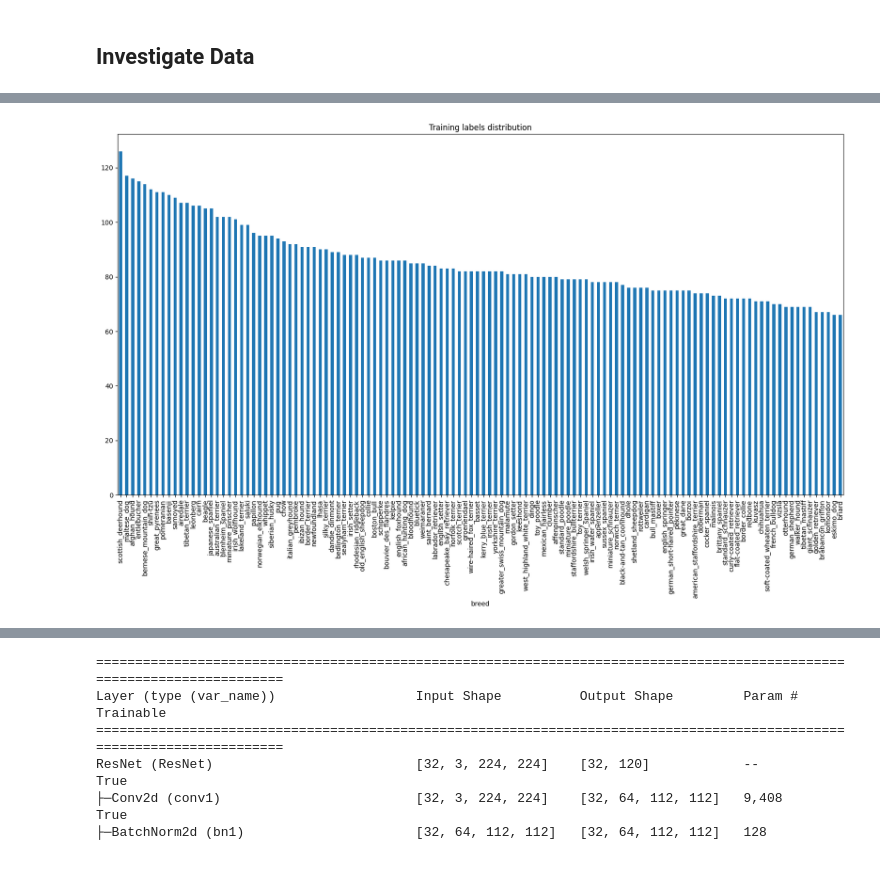
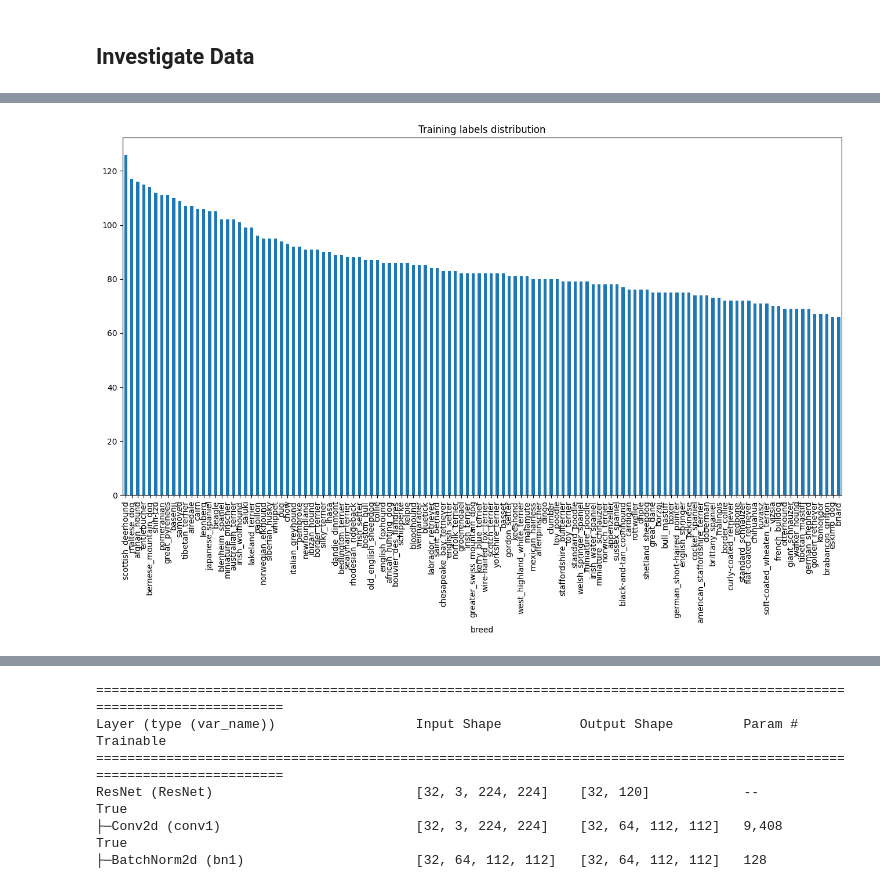
Before and after one commit to ronald-hk-chung/ssnotebook, a Jupyter notebook: computer_vision/dog_breed_identification.ipynb, the cells around one changed output, grey strips where cells are left out. Drawn from its saved outputs; the diff is of its cells as text; code cells hidden in the pictures.

```diff
--- a/computer_vision/dog_breed_identification.ipynb
+++ b/computer_vision/dog_breed_identification.ipynb
@@ -68,10 +68,10 @@ freq                                   1                 126
 4  0021f9ceb3235effd7fcde7f7538ed62  golden_retriever
 # %%
 # Check out data distribution
-df['breed'].value_counts().plot.bar(figsize=(20, 10));
+df['breed'].value_counts().plot.bar(figsize=(16, 8));
 plt.title('Training labels distribution');
 # %% [output]
-[figure, old version]
+[figure, new version]
 # %%
 unique_breeds = df.breed.unique()
 idx_to_class = {idx: label for idx, label in enumerate(unique_breeds)}
```
Also changed, not shown: parts of 11 cells of this notebook.
